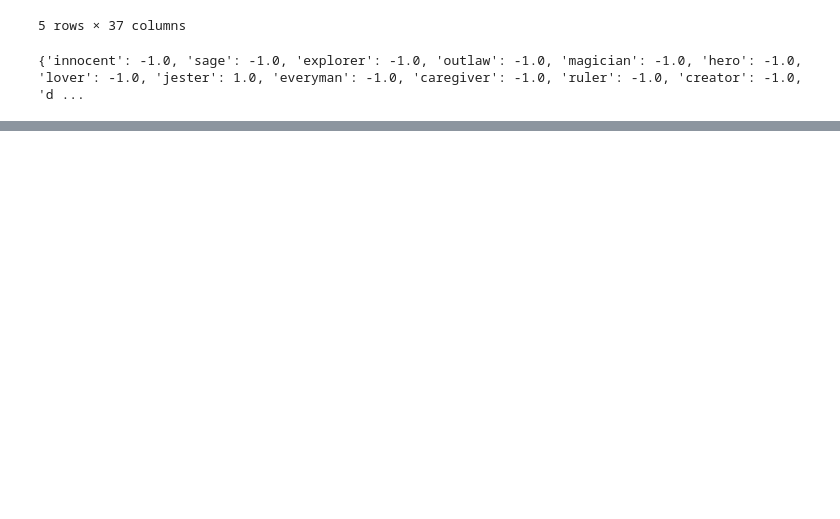
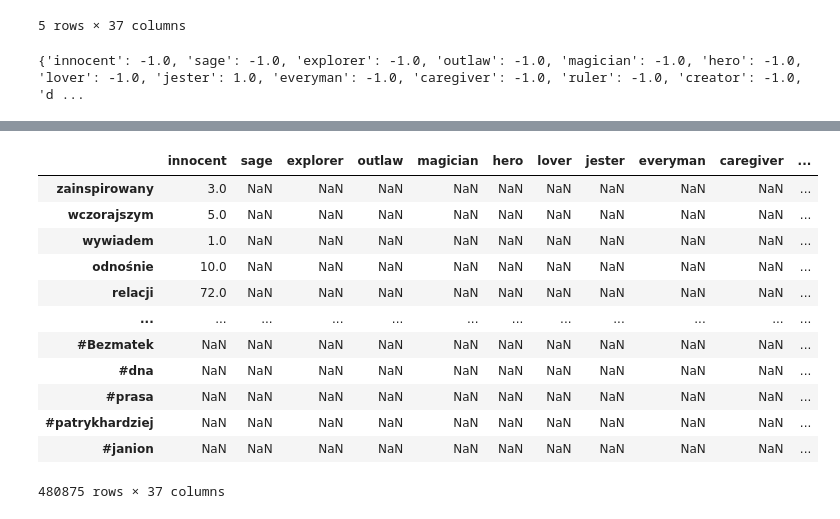
Before and after one commit to Maelstro/twitter-semantic-analysis, a Jupyter notebook: instagram_analysis/instagram_agds.ipynb, the cells around one changed output, grey strips where cells are left out. Cells and saved outputs as stored; diff of their text form; code cells hidden in the pictures; blank space fills up the shorter version.

```diff
--- a/instagram_analysis/instagram_agds.ipynb
+++ b/instagram_analysis/instagram_agds.ipynb
@@ -132,11 +137,18 @@ print(test_user.hashtags)
 # %%
 # Create node list (to be used for graph building)
+import copy
 node_list = []
 data_not_present = []
+available_arch_df = copy.deepcopy(arch_df)
+
+err_cnt = 0
 for i, row in tqdm(arch_df.iterrows()):
+    print(i)
     try:
         tmp = InfluencerNode(i, "instagram_dataset/pl", arch_df)
         node_list.append(tmp)
     except:
-        data_not_present.append(i)
+        err_cnt += 1
+        available_arch_df = available_arch_df.drop(i, axis=0)
+print(f"Error count: {err_cnt}")
 # %% [output]
@@ -185,4 +176,0 @@ ciałbym podzielić moimi przemyśleniami temat zdrowego odżywiania wyjaśnić
-# %%
-def select_and_aggregate_per_trait(trait_name: str, data_frame: pd.DataFrame):
-    out_df =data_frame[data_frame[trait_name] != 0.0]
-    print(out_df)
@@ -192,0 +180,26 @@ AttributeError: 'DataFrame' object has no attribute 'trait_name'
+# %%
+from collections import Counter
+import itertools
+
+def select_and_aggregate_per_trait(data_frame: pd.DataFrame):
+    # Select only the accounts assigned with the given trait
+    word_df = pd.DataFrame()
+    for col in tqdm(data_frame.columns):
+        out_df = data_frame[data_frame[col] != 0.0]
+        trait_posts = []
+        total_ctr = Counter()
+        for i, row in out_df.iterrows():
+            # Get the needed posts and hashtags
+            idx = data_frame.index.get_loc(i)
+            trait_posts += (list(itertools.chain.from_iterable(node_list[idx].posts)) + node_list[idx].hashtags)
+
+        # Get count of all words
+        tmp_ctr = Counter(trait_posts)
+        tmp_ctr = {k: v for k, v in tmp_ctr.items() if v >= 1}
+        total_ctr += tmp_ctr
+        word_df = pd.concat([word_df, pd.DataFrame.from_dict(total_ctr, orient="index", columns=[col])])
+
+    # Merge the duplicated indices
+    return word_df
+# %%
+word_df = select_and_aggregate_per_trait(available_arch_df)
@@ -192,0 +222,16 @@ AttributeError: 'DataFrame' object has no attribute 'trait_name'
+# %%
+word_df.groupby(word_df.index).head()
+# %% [output]
+|  | innocent | sage | explorer | outlaw | magician | hero | lover | jester | everyman | caregiver | ... |
+| zainspirowany | 3.0 | NaN | NaN | NaN | NaN | NaN | NaN | NaN | NaN | NaN | ... |
+| wczorajszym | 5.0 | NaN | NaN | NaN | NaN | NaN | NaN | NaN | NaN | NaN | ... |
+| wywiadem | 1.0 | NaN | NaN | NaN | NaN | NaN | NaN | NaN | NaN | NaN | ... |
+| odnośnie | 10.0 | NaN | NaN | NaN | NaN | NaN | NaN | NaN | NaN | NaN | ... |
+| relacji | 72.0 | NaN | NaN | NaN | NaN | NaN | NaN | NaN | NaN | NaN | ... |
+| ... | ... | ... | ... | ... | ... | ... | ... | ... | ... | ... | ... |
+| #Bezmatek | NaN | NaN | NaN | NaN | NaN | NaN | NaN | NaN | NaN | NaN | ... |
+| #dna | NaN | NaN | NaN | NaN | NaN | NaN | NaN | NaN | NaN | NaN | ... |
+| #prasa | NaN | NaN | NaN | NaN | NaN | NaN | NaN | NaN | NaN | NaN | ... |
+| #patrykhardziej | NaN | NaN | NaN | NaN | NaN | NaN | NaN | NaN | NaN | NaN | ... |
+| #janion | NaN | NaN | NaN | NaN | NaN | NaN | NaN | NaN | NaN | NaN | ... |
+480875 rows × 37 columns
```
Also changed, not shown: parts of 19 cells of this notebook, 4 other files.
